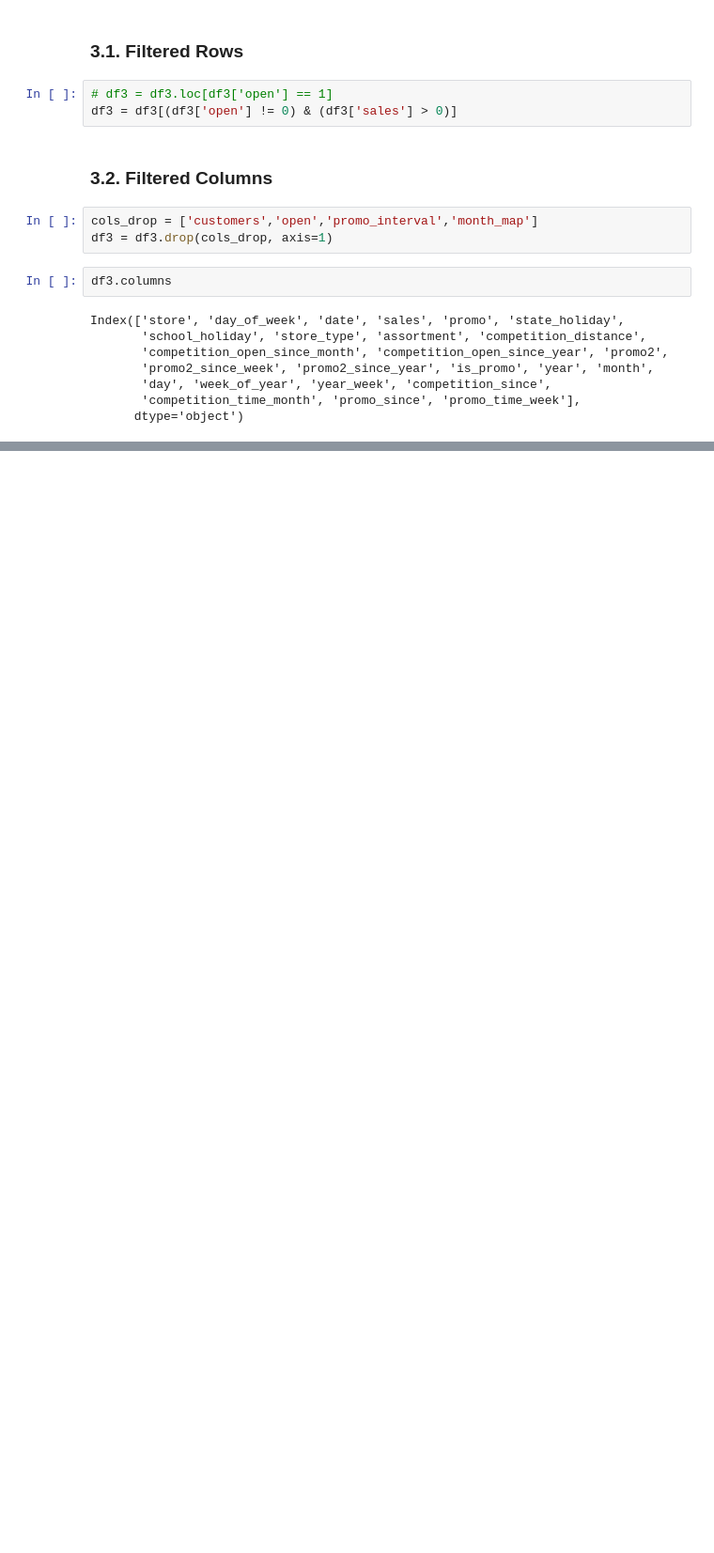
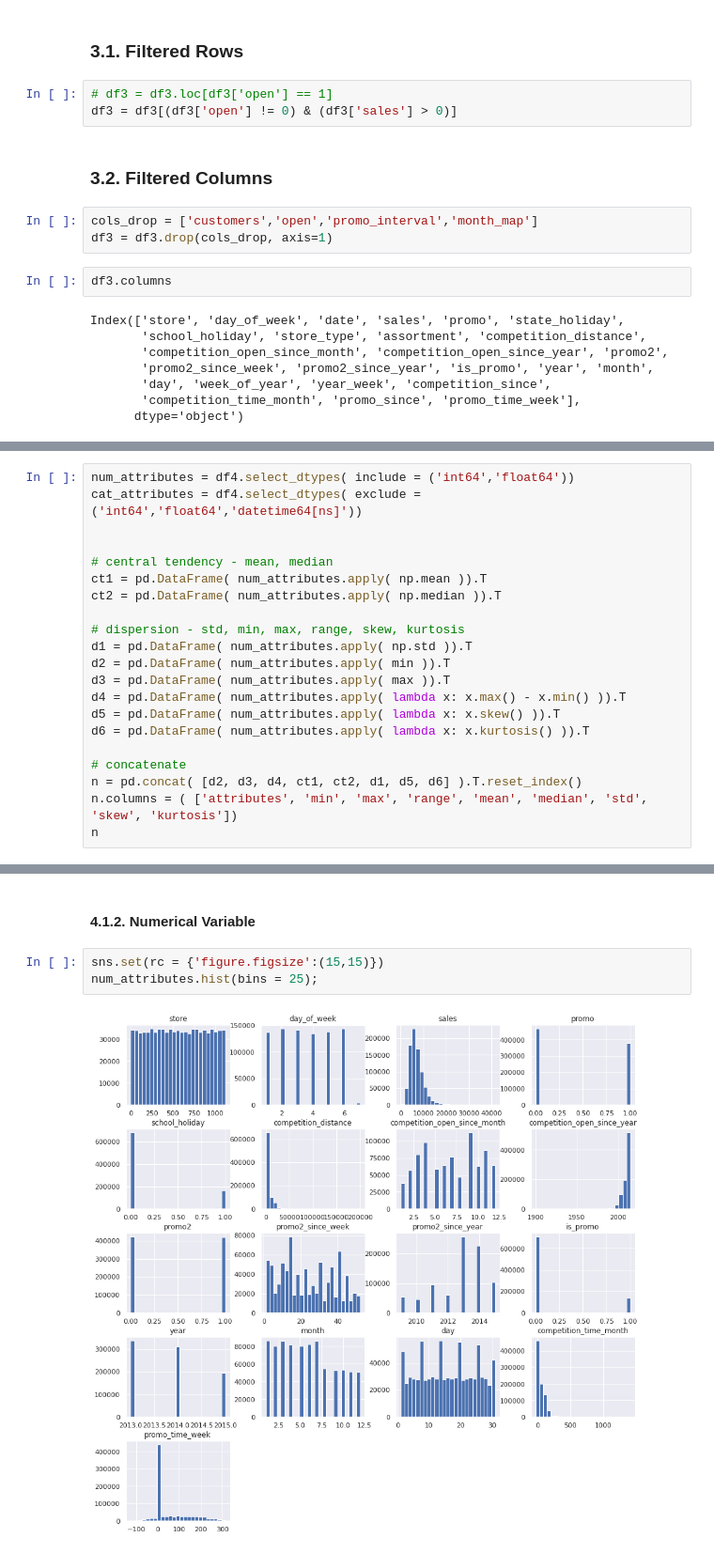
Before and after one commit to velozo-oliveira/rosmman_sales_prediction, a Jupyter notebook: m02_v01_store_sales_prediction.ipynb, the cells around one changed output, grey strips where cells are left out. Shown at 94% size. Saved outputs shown, nothing was run; the diff lists cells and outputs as text; blank space fills up the shorter version.

```diff
--- a/m02_v01_store_sales_prediction.ipynb
+++ b/m02_v01_store_sales_prediction.ipynb
@@ -384,0 +410,21 @@ Index(['store', 'day_of_week', 'date', 'sales', 'promo', 'state_holiday',
+# %%
+num_attributes = df4.select_dtypes( include = ('int64','float64'))
+cat_attributes = df4.select_dtypes( exclude = ('int64','float64','datetime64[ns]'))
+
+
+# central tendency - mean, median
+ct1 = pd.DataFrame( num_attributes.apply( np.mean )).T
+ct2 = pd.DataFrame( num_attributes.apply( np.median )).T
+
+# dispersion - std, min, max, range, skew, kurtosis
+d1 = pd.DataFrame( num_attributes.apply( np.std )).T
+d2 = pd.DataFrame( num_attributes.apply( min )).T
+d3 = pd.DataFrame( num_attributes.apply( max )).T
+d4 = pd.DataFrame( num_attributes.apply( lambda x: x.max() - x.min() )).T
+d5 = pd.DataFrame( num_attributes.apply( lambda x: x.skew() )).T
+d6 = pd.DataFrame( num_attributes.apply( lambda x: x.kurtosis() )).T
+
+# concatenate
+n = pd.concat( [d2, d3, d4, ct1, ct2, d1, d5, d6] ).T.reset_index()
+n.columns = ( ['attributes', 'min', 'max', 'range', 'mean', 'median', 'std', 'skew', 'kurtosis'])
+n
@@ -384,0 +459,7 @@ Index(['store', 'day_of_week', 'date', 'sales', 'promo', 'state_holiday',
+# %% [markdown]
+#### 4.1.2. Numerical Variable
+# %%
+sns.set(rc = {'figure.figsize':(15,15)})
+num_attributes.hist(bins = 25);
+# %% [output]
+[figure, added]
```
Also changed, not shown: parts of 60 cells of this notebook.
